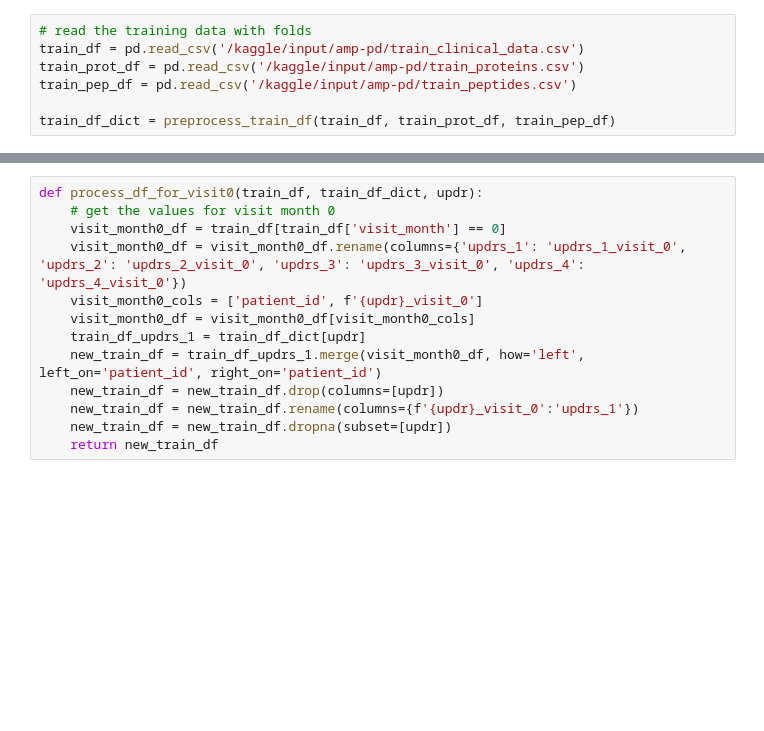
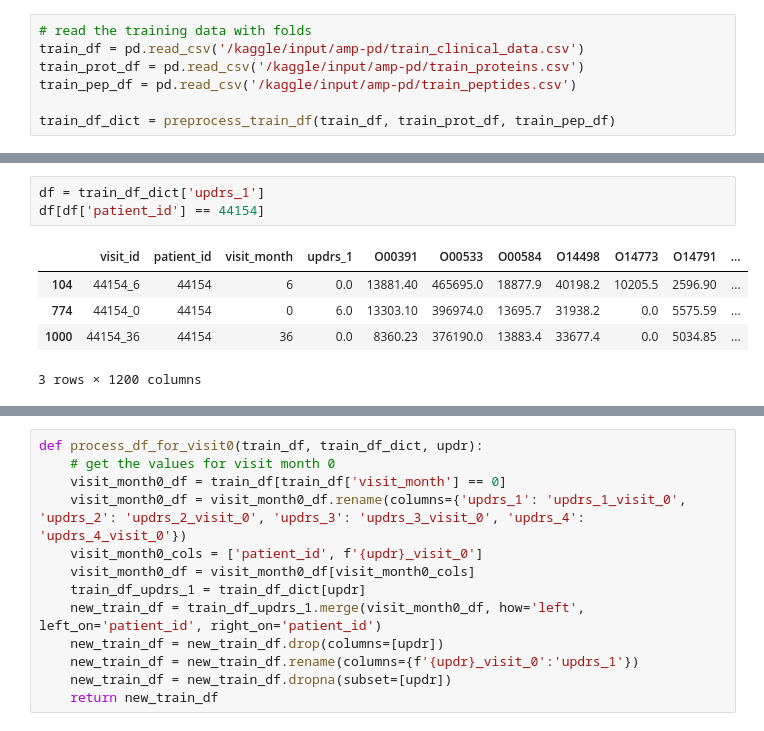
Before and after one commit to dagartga/Boosted-Models-for-Parkinsons-Prediction, a Jupyter notebook: kaggle-parkinsons-submission-v1.ipynb, the cells around one changed output, grey strips where cells are left out. Drawn from its saved outputs; the diff is of its cells as text; blank space fills up the shorter version.

```diff
--- a/kaggle-parkinsons-submission-v1.ipynb
+++ b/kaggle-parkinsons-submission-v1.ipynb
@@ -310,0 +327,9 @@ train_df_dict = preprocess_train_df(train_df, train_prot_df, train_pep_df)
+# %%
+df = train_df_dict['updrs_1']
+df[df['patient_id'] == 44154]
+# %% [output]
+|  | visit_id | patient_id | visit_month | updrs_1 | O00391 | O00533 | O00584 | O14498 | O14773 | O14791 | ... |
+| 104 | 44154_6 | 44154 | 6 | 0.0 | 13881.40 | 465695.0 | 18877.9 | 40198.2 | 10205.5 | 2596.90 | ... |
+| 774 | 44154_0 | 44154 | 0 | 6.0 | 13303.10 | 396974.0 | 13695.7 | 31938.2 | 0.0 | 5575.59 | ... |
+| 1000 | 44154_36 | 44154 | 36 | 0.0 | 8360.23 | 376190.0 | 13883.4 | 33677.4 | 0.0 | 5034.85 | ... |
+3 rows × 1200 columns
```
Also changed, not shown: parts of 7 cells of this notebook.
